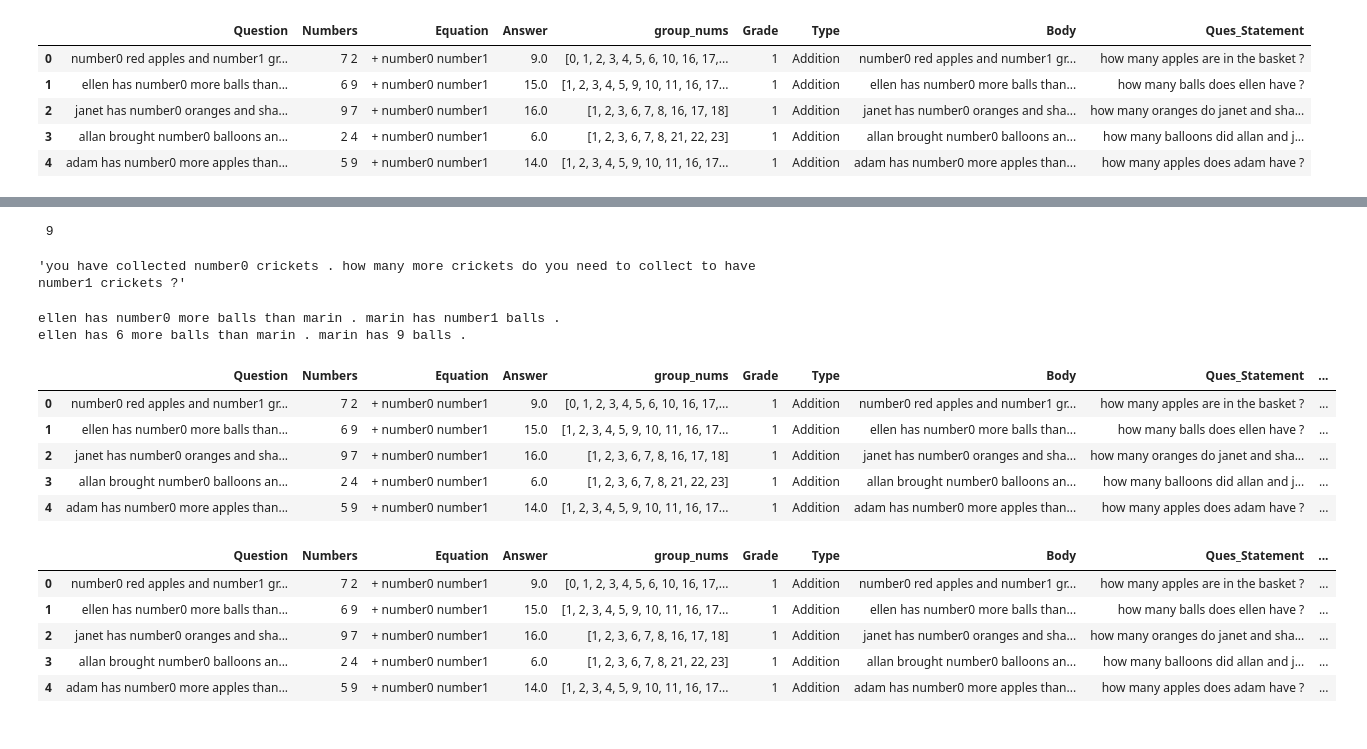
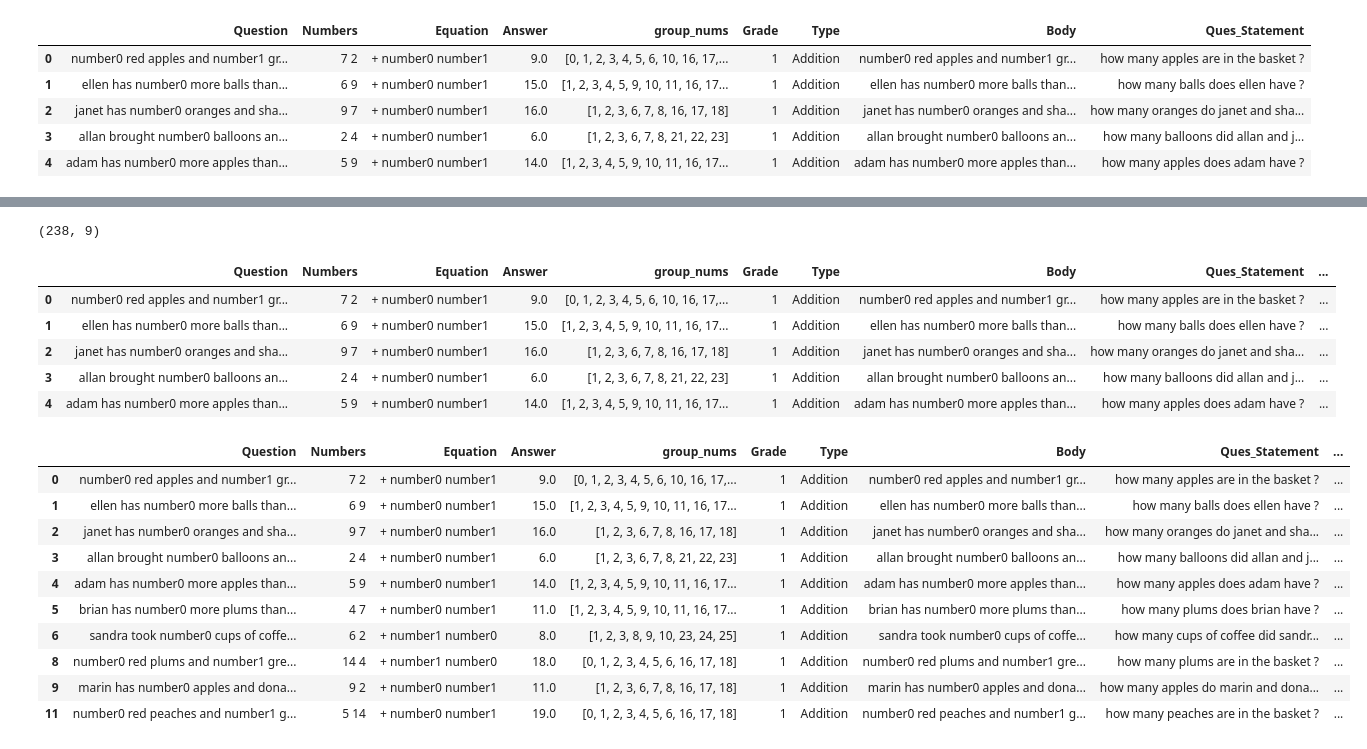
Before and after one commit to surface-integral/boilermake-2024, a Jupyter notebook: data_analysis.ipynb, the cells around one changed output, grey strips where cells are left out. Drawn from its saved outputs; the diff is of its cells as text; code cells hidden in the pictures.

```diff
--- a/data_analysis.ipynb
+++ b/data_analysis.ipynb
@@ -48,53 +33,45 @@ ellen has number0 more balls than marin . marin has number1 balls .
-# %%
-print(df["Numbers"][1][1:])
-# %% [output]
- 9
-# %%
-df["Question"][21]
-# %% [output]
-'you have collected number0 crickets . how many more crickets do you need to collect to have number1 crickets ?'
 # %%
-line = df["Body"][1]
-print(line)
-number0 = df["Numbers"][1]
-number1 = df["Numbers"][1][2:]
-line = line[0: line.index("number0")] + str(number0) + line[line.index("number0")+7:]
-line = line[0: line.index("number1")] + str(number1) + line[line.index("number1")+7:]
-print(line)
+question_prompts = []
+
+print(df.shape)
+for i in range (df.shape[0]):
+    line = df["Question"][i]
+    if (len(df["Numbers"][i].split()) == 2):
+        number0 = df["Numbers"][i].split()[0]
+        number1 = df["Numbers"][i].split()[1]
+        line = line[0: line.index("number0")] + str(number0) + line[line.index("number0")+7:]
+        line = line[0: line.index("number1")] + str(number1) + line[line.index("number1")+7:]
+        question_prompts.append(line)
+    else:
+        df = df.drop(i)
+
+
+df["question_prompts"] = question_prompts
+df.head()
 # %% [output]
-ellen has number0 more balls than marin . marin has number1 balls .
-ellen has 6 more balls than marin . marin has 9 balls .
+(238, 9)
+|  | Question | Numbers | Equation | Answer | group_nums | Grade | Type | Body | Ques_Statement | ... |
+| 0 | number0 red apples and number1 gr... | 7 2 | + number0 number1 | 9.0 | [0, 1, 2, 3, 4, 5, 6, 10, 16, 17,... | 1 | Addition | number0 red apples and number1 gr... | how many apples are in the basket ? | ... |
+| 1 | ellen has number0 more balls than... | 6 9 | + number0 number1 | 15.0 | [1, 2, 3, 4, 5, 9, 10, 11, 16, 17... | 1 | Addition | ellen has number0 more balls than... | how many balls does ellen have ? | ... |
+| 2 | janet has number0 oranges and sha... | 9 7 | + number0 number1 | 16.0 | [1, 2, 3, 6, 7, 8, 16, 17, 18] | 1 | Addition | janet has number0 oranges and sha... | how many oranges do janet and sha... | ... |
+| 3 | allan brought number0 balloons an... | 2 4 | + number0 number1 | 6.0 | [1, 2, 3, 6, 7, 8, 21, 22, 23] | 1 | Addition | allan brought number0 balloons an... | how many balloons did allan and j... | ... |
+| 4 | adam has number0 more apples than... | 5 9 | + number0 number1 | 14.0 | [1, 2, 3, 4, 5, 9, 10, 11, 16, 17... | 1 | Addition | adam has number0 more apples than... | how many apples does adam have ? | ... |
-# %%
-question_prompts = []
-
-for i in range (df.shape[0]):
-    line = df["Question"][i]
-    number0 = df["Numbers"][i].split()[0]
-    number1 = df["Numbers"][i].split()[1]
-    line = line[0: line.index("number0")] + str(number0) + line[line.index("number0")+7:]
-    line = line[0: line.index("number1")] + str(number1) + line[line.index("number1")+7:]
-    question_prompts.append("draw "+line)
-
-df["question_prompts"] = question_prompts
-df.head()
-# %% [output]
-|  | Question | Numbers | Equation | Answer | group_nums | Grade | Type | Body | Ques_Statement | ... |
-| 0 | number0 red apples and number1 gr... | 7 2 | + number0 number1 | 9.0 | [0, 1, 2, 3, 4, 5, 6, 10, 16, 17,... | 1 | Addition | number0 red apples and number1 gr... | how many apples are in the basket ? | ... |
-| 1 | ellen has number0 more balls than... | 6 9 | + number0 number1 | 15.0 | [1, 2, 3, 4, 5, 9, 10, 11, 16, 17... | 1 | Addition | ellen has number0 more balls than... | how many balls does ellen have ? | ... |
-| 2 | janet has number0 oranges and sha... | 9 7 | + number0 number1 | 16.0 | [1, 2, 3, 6, 7, 8, 16, 17, 18] | 1 | Addition | janet has number0 oranges and sha... | how many oranges do janet and sha... | ... |
-| 3 | allan brought number0 balloons an... | 2 4 | + number0 number1 | 6.0 | [1, 2, 3, 6, 7, 8, 21, 22, 23] | 1 | Addition | allan brought number0 balloons an... | how many balloons did allan and j... | ... |
-| 4 | adam has number0 more apples than... | 5 9 | + number0 number1 | 14.0 | [1, 2, 3, 4, 5, 9, 10, 11, 16, 17... | 1 | Addition | adam has number0 more apples than... | how many apples does adam have ? | ... |
 # %%
 addition_df = df.loc[df['Type'] == 'Addition']
 subtraction = df.loc[df['Type'] == 'Subtraction']
 multiplication = df.loc[df['Type'] == 'Multiplication']
 division = df.loc[df['Type'] == 'Division']
 # %%
-addition_df.head()
+addition_df.head(10)
 # %% [output]
 |  | Question | Numbers | Equation | Answer | group_nums | Grade | Type | Body | Ques_Statement | ... |
 | 0 | number0 red apples and number1 gr... | 7 2 | + number0 number1 | 9.0 | [0, 1, 2, 3, 4, 5, 6, 10, 16, 17,... | 1 | Addition | number0 red apples and number1 gr... | how many apples are in the basket ? | ... |
 | 1 | ellen has number0 more balls than... | 6 9 | + number0 number1 | 15.0 | [1, 2, 3, 4, 5, 9, 10, 11, 16, 17... | 1 | Addition | ellen has number0 more balls than... | how many balls does ellen have ? | ... |
 | 2 | janet has number0 oranges and sha... | 9 7 | + number0 number1 | 16.0 | [1, 2, 3, 6, 7, 8, 16, 17, 18] | 1 | Addition | janet has number0 oranges and sha... | how many oranges do janet and sha... | ... |
 | 3 | allan brought number0 balloons an... | 2 4 | + number0 number1 | 6.0 | [1, 2, 3, 6, 7, 8, 21, 22, 23] | 1 | Addition | allan brought number0 balloons an... | how many balloons did allan and j... | ... |
 | 4 | adam has number0 more apples than... | 5 9 | + number0 number1 | 14.0 | [1, 2, 3, 4, 5, 9, 10, 11, 16, 17... | 1 | Addition | adam has number0 more apples than... | how many apples does adam have ? | ... |
+| 5 | brian has number0 more plums than... | 4 7 | + number0 number1 | 11.0 | [1, 2, 3, 4, 5, 9, 10, 11, 16, 17... | 1 | Addition | brian has number0 more plums than... | how many plums does brian have ? | ... |
+| 6 | sandra took number0 cups of coffe... | 6 2 | + number1 number0 | 8.0 | [1, 2, 3, 8, 9, 10, 23, 24, 25] | 1 | Addition | sandra took number0 cups of coffe... | how many cups of coffee did sandr... | ... |
+| 8 | number0 red plums and number1 gre... | 14 4 | + number1 number0 | 18.0 | [0, 1, 2, 3, 4, 5, 6, 16, 17, 18] | 1 | Addition | number0 red plums and number1 gre... | how many plums are in the basket ? | ... |
+| 9 | marin has number0 apples and dona... | 9 2 | + number0 number1 | 11.0 | [1, 2, 3, 6, 7, 8, 16, 17, 18] | 1 | Addition | marin has number0 apples and dona... | how many apples do marin and dona... | ... |
+| 11 | number0 red peaches and number1 g... | 5 14 | + number0 number1 | 19.0 | [0, 1, 2, 3, 4, 5, 6, 16, 17, 18] | 1 | Addition | number0 red peaches and number1 g... | how many peaches are in the basket ? | ... |
```
Also changed, not shown: parts of 13 cells of this notebook, 1 other file.
